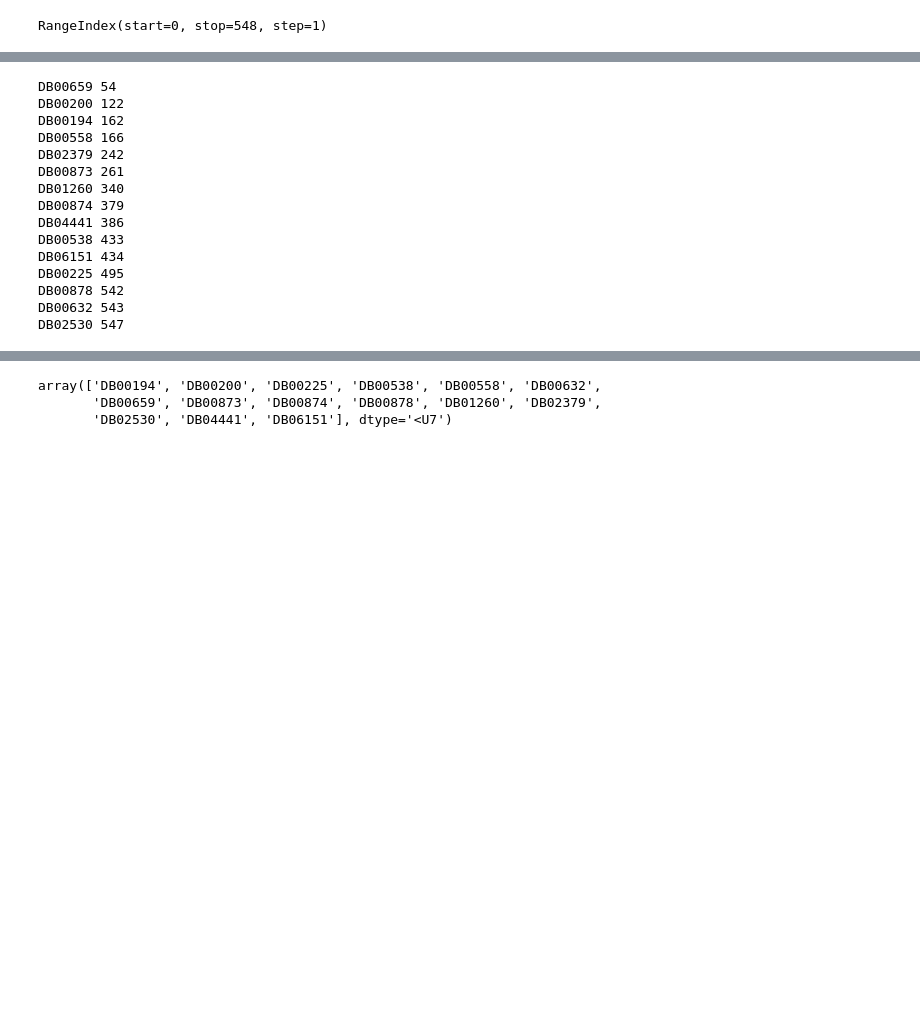
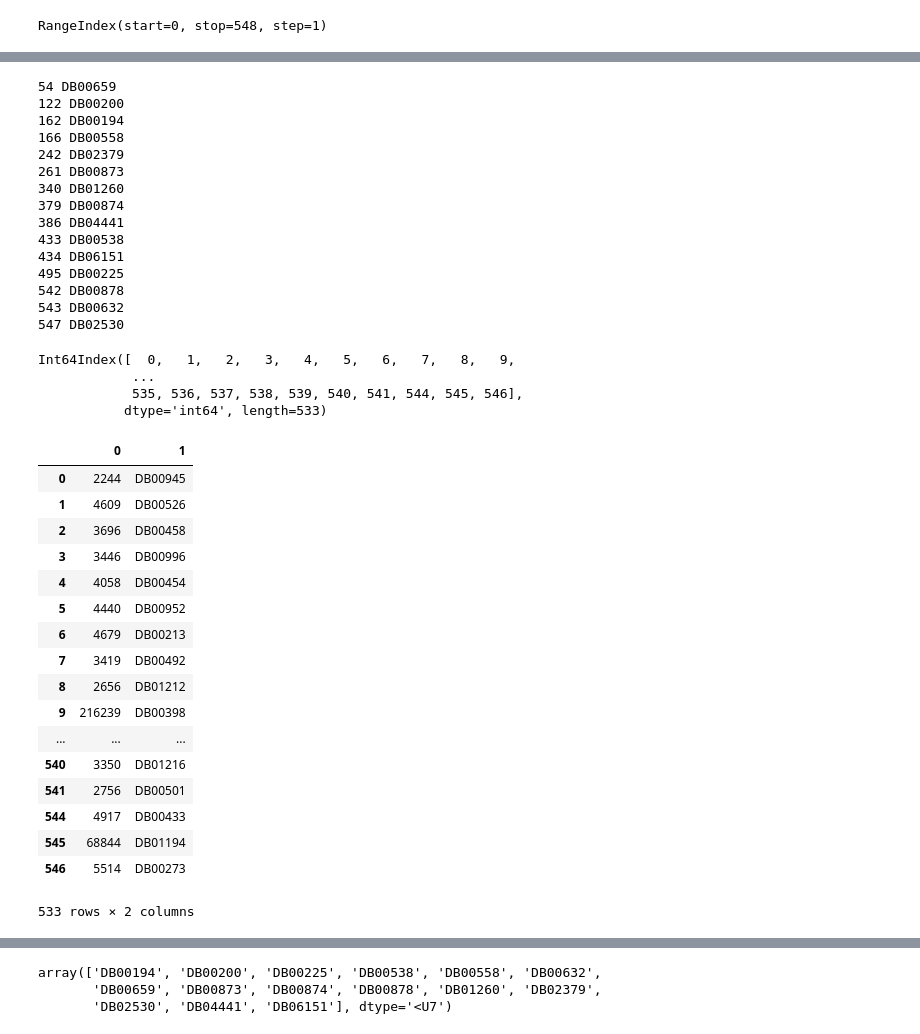
Before and after one commit to aminkhod/DDI-Project, a Jupyter notebook: exercise.ipynb, the cells around one changed output, grey strips where cells are left out. Cells and saved outputs as stored; diff of their text form; code cells hidden in the pictures; blank space fills up the shorter version.

```diff
--- a/exercise.ipynb
+++ b/exercise.ipynb
@@ -34,6 +58,6 @@ for i in range(548):
 #         print(result)
 # %%
 d='drugs.csv'
-D=pd.read_csv(d)
+D=pd.read_csv(d,header=None)
 D.index
 # %% [output]
@@ -46,30 +69,27 @@ str
 # %%
-# druglist=[]
-# for j in range(548):
-#     druglist.insert(j,DF.loc[j][1])
 
-# for i in range(2523):
-#     if D.loc[i][0] in (druglist):
-#             print(i,D.loc[i][0])
-i = 0
-for drug in DF[1]:
-    if drug not in list(D['Entity']):
-        print(drug,i)
-    i+=1
-# D[0][2]
+druglist=[]
+mismatch=[]
+for j in range(2524):
+    druglist.insert(j,D.loc[j][0])
+for i in range(548):
+    if not DF.loc[i][1] in (druglist):
+            print(i,DF.loc[i][1])
+            mismatch.insert(i,DF.loc[i][1])
+            DF=DF.drop([i])
 # %% [output]
-DB00659 54
-DB00200 122
-DB00194 162
-DB00558 166
-DB02379 242
-DB00873 261
-DB01260 340
-DB00874 379
-DB04441 386
-DB00538 433
-DB06151 434
-DB00225 495
-DB00878 542
-DB00632 543
-DB02530 547
+54 DB00659
+122 DB00200
+162 DB00194
+166 DB00558
+242 DB02379
+261 DB00873
+340 DB01260
+379 DB00874
+386 DB04441
+433 DB00538
+434 DB06151
+495 DB00225
+542 DB00878
+543 DB00632
+547 DB02530
@@ -82,0 +96,26 @@ for i in range(2523):
+# %%
+print(DF.index)
+DF
+# %% [output]
+Int64Index([  0,   1,   2,   3,   4,   5,   6,   7,   8,   9,
+            ...
+            535, 536, 537, 538, 539, 540, 541, 544, 545, 546],
+           dtype='int64', length=533)
+|  | 0 | 1 |
+| 0 | 2244 | DB00945 |
+| 1 | 4609 | DB00526 |
+| 2 | 3696 | DB00458 |
+| 3 | 3446 | DB00996 |
+| 4 | 4058 | DB00454 |
+| 5 | 4440 | DB00952 |
+| 6 | 4679 | DB00213 |
+| 7 | 3419 | DB00492 |
+| 8 | 2656 | DB01212 |
+| 9 | 216239 | DB00398 |
+| ... | ... | ... |
+| 540 | 3350 | DB01216 |
+| 541 | 2756 | DB00501 |
+| 544 | 4917 | DB00433 |
+| 545 | 68844 | DB01194 |
+| 546 | 5514 | DB00273 |
+533 rows × 2 columns
```
Also changed, not shown: parts of 18 cells of this notebook.
